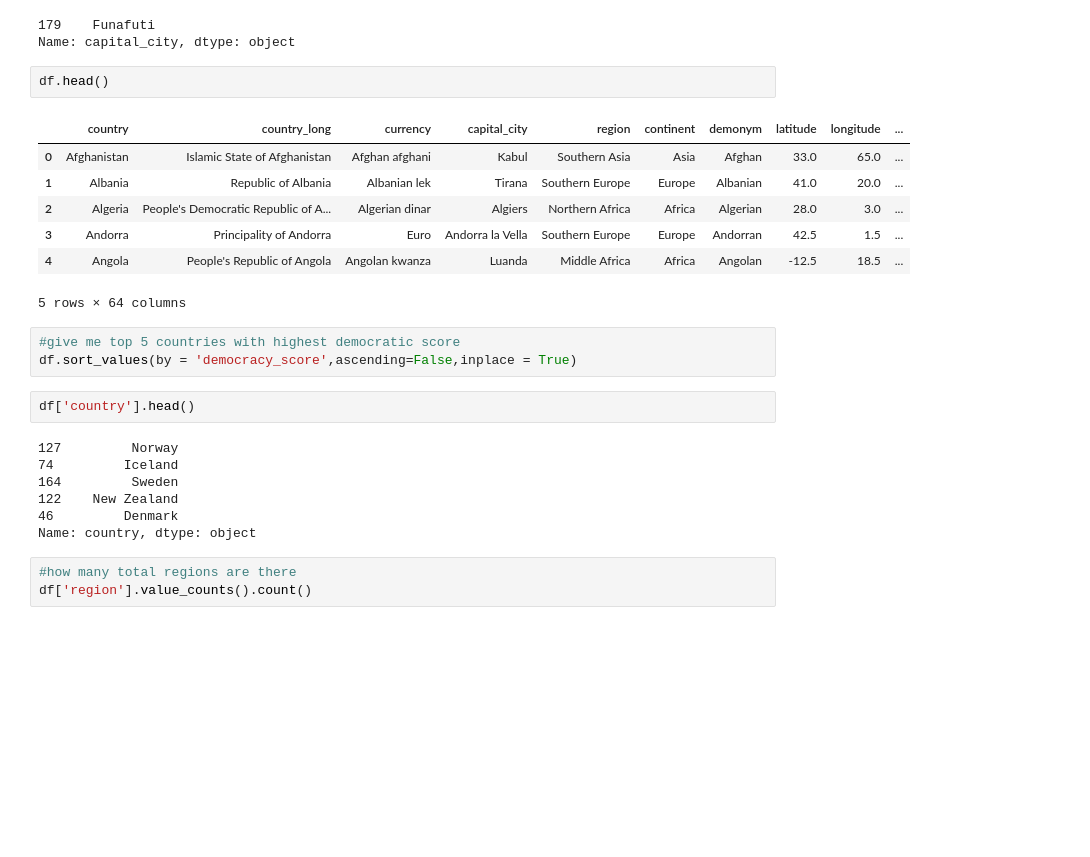
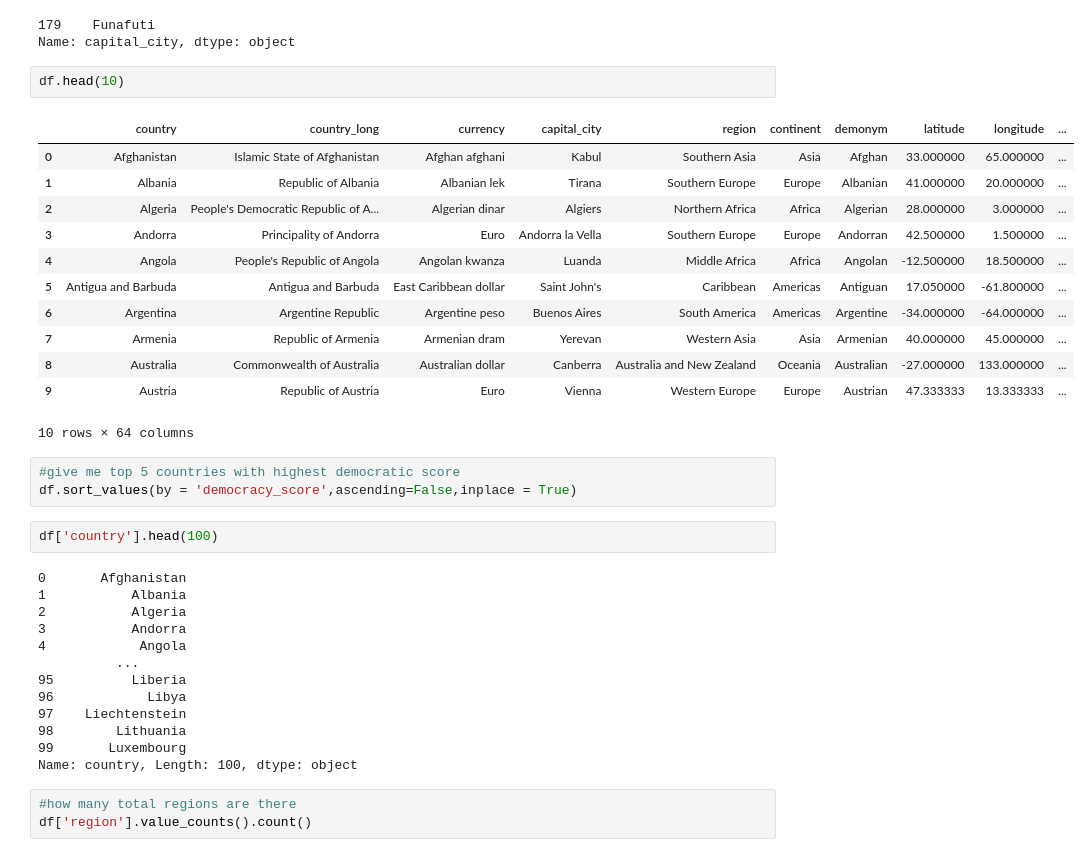
Before and after one commit to Ashwinchauhan89/Pandas, a Jupyter notebook: Countries.ipynb, the cells around one changed output. Cells and saved outputs as stored; diff of their text form; blank space fills up the shorter version.

```diff
--- a/Countries.ipynb
+++ b/Countries.ipynb
@@ -101,27 +101,38 @@ df[df['population'] == df['population'].min()]['capital_city']
 179    Funafuti
 Name: capital_city, dtype: object
 # %%
-df.head()
+df.head(10)
 # %% [output]
 |  | country | country_long | currency | capital_city | region | continent | demonym | latitude | longitude | ... |
-| 0 | Afghanistan | Islamic State of Afghanistan | Afghan afghani | Kabul | Southern Asia | Asia | Afghan | 33.0 | 65.0 | ... |
-| 1 | Albania | Republic of Albania | Albanian lek | Tirana | Southern Europe | Europe | Albanian | 41.0 | 20.0 | ... |
-| 2 | Algeria | People's Democratic Republic of A... | Algerian dinar | Algiers | Northern Africa | Africa | Algerian | 28.0 | 3.0 | ... |
-| 3 | Andorra | Principality of Andorra | Euro | Andorra la Vella | Southern Europe | Europe | Andorran | 42.5 | 1.5 | ... |
-| 4 | Angola | People's Republic of Angola | Angolan kwanza | Luanda | Middle Africa | Africa | Angolan | -12.5 | 18.5 | ... |
+| 0 | Afghanistan | Islamic State of Afghanistan | Afghan afghani | Kabul | Southern Asia | Asia | Afghan | 33.000000 | 65.000000 | ... |
+| 1 | Albania | Republic of Albania | Albanian lek | Tirana | Southern Europe | Europe | Albanian | 41.000000 | 20.000000 | ... |
+| 2 | Algeria | People's Democratic Republic of A... | Algerian dinar | Algiers | Northern Africa | Africa | Algerian | 28.000000 | 3.000000 | ... |
+| 3 | Andorra | Principality of Andorra | Euro | Andorra la Vella | Southern Europe | Europe | Andorran | 42.500000 | 1.500000 | ... |
+| 4 | Angola | People's Republic of Angola | Angolan kwanza | Luanda | Middle Africa | Africa | Angolan | -12.500000 | 18.500000 | ... |
+| 5 | Antigua and Barbuda | Antigua and Barbuda | East Caribbean dollar | Saint John's | Caribbean | Americas | Antiguan | 17.050000 | -61.800000 | ... |
+| 6 | Argentina | Argentine Republic | Argentine peso | Buenos Aires | South America | Americas | Argentine | -34.000000 | -64.000000 | ... |
+| 7 | Armenia | Republic of Armenia | Armenian dram | Yerevan | Western Asia | Asia | Armenian | 40.000000 | 45.000000 | ... |
+| 8 | Australia | Commonwealth of Australia | Australian dollar | Canberra | Australia and New Zealand | Oceania | Australian | -27.000000 | 133.000000 | ... |
+| 9 | Austria | Republic of Austria | Euro | Vienna | Western Europe | Europe | Austrian | 47.333333 | 13.333333 | ... |
-5 rows × 64 columns
+10 rows × 64 columns
 # %%
 #give me top 5 countries with highest democratic score
 df.sort_values(by = 'democracy_score',ascending=False,inplace = True)
 # %%
-df['country'].head()
+df['country'].head(100)
 # %% [output]
-127         Norway
-74         Iceland
-164         Sweden
-122    New Zealand
-46         Denmark
-Name: country, dtype: object
+0       Afghanistan
+1           Albania
+2           Algeria
+3           Andorra
+4            Angola
+          ...
+95          Liberia
+96            Libya
+97    Liechtenstein
+98        Lithuania
+99       Luxembourg
+Name: country, Length: 100, dtype: object
 # %%
 #how many total regions are there
 df['region'].value_counts().count()
```
Also changed, not shown: parts of 1 cell of this notebook, 2 other files.
